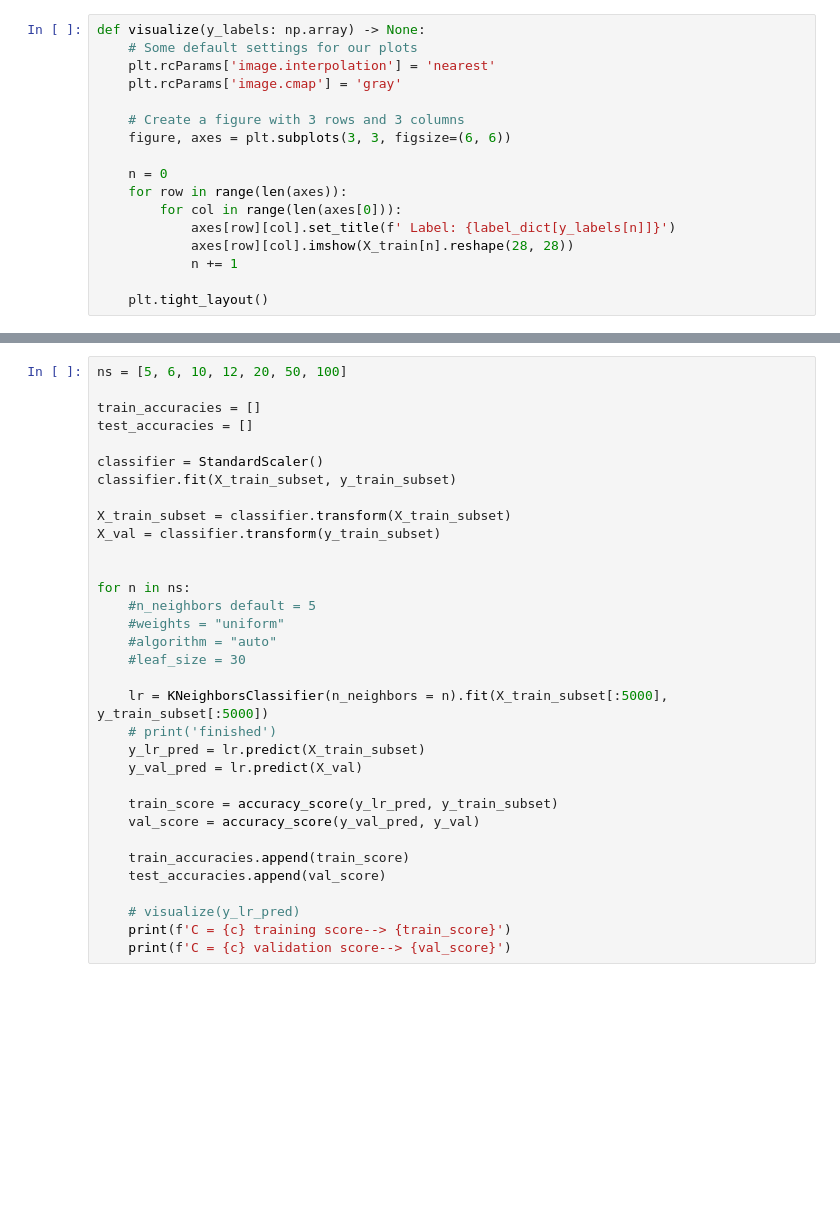
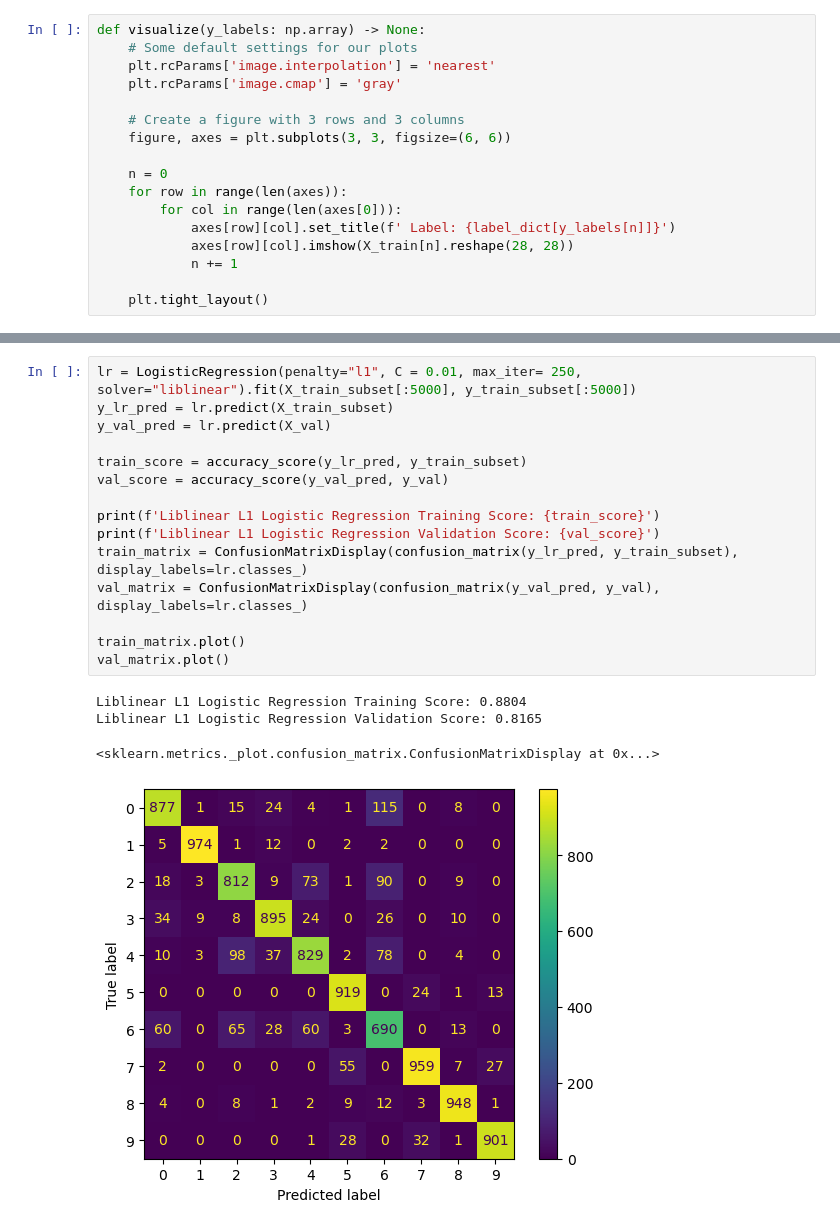
Before and after one commit to jamesgxu/fashion-mnist, a Jupyter notebook: cs178_final_project.ipynb, the cells around one changed output, grey strips where cells are left out. Drawn from its saved outputs; the diff is of its cells as text; blank space fills up the shorter version.

```diff
--- a/cs178_final_project.ipynb
+++ b/cs178_final_project.ipynb
@@ -105,33 +103,20 @@ C = 1.0 validation score--> 0.6994
-# %%
-ns = [5, 6, 10, 12, 20, 50, 100]
-
-train_accuracies = []
-test_accuracies = []
-
-classifier = StandardScaler()
-classifier.fit(X_train_subset, y_train_subset)
-
-X_train_subset = classifier.transform(X_train_subset)
-X_val = classifier.transform(y_train_subset)
-
-
-for n in ns:
-    #n_neighbors default = 5
-    #weights = "uniform"
-    #algorithm = "auto"
-    #leaf_size = 30
-
-    lr = KNeighborsClassifier(n_neighbors = n).fit(X_train_subset[:5000], y_train_subset[:5000])
-    # print('finished')
-    y_lr_pred = lr.predict(X_train_subset)
-    y_val_pred = lr.predict(X_val)
-
-    train_score = accuracy_score(y_lr_pred, y_train_subset)
-    val_score = accuracy_score(y_val_pred, y_val)
-
-    train_accuracies.append(train_score)
-    test_accuracies.append(val_score)
-
-    # visualize(y_lr_pred)
-    print(f'C = {c} training score--> {train_score}')
-    print(f'C = {c} validation score--> {val_score}')
+# %%
+lr = LogisticRegression(penalty="l1", C = 0.01, max_iter= 250, solver="liblinear").fit(X_train_subset[:5000], y_train_subset[:5000])
+y_lr_pred = lr.predict(X_train_subset)
+y_val_pred = lr.predict(X_val)
+
+train_score = accuracy_score(y_lr_pred, y_train_subset)
+val_score = accuracy_score(y_val_pred, y_val)
+
+print(f'Liblinear L1 Logistic Regression Training Score: {train_score}')
+print(f'Liblinear L1 Logistic Regression Validation Score: {val_score}')
+train_matrix = ConfusionMatrixDisplay(confusion_matrix(y_lr_pred, y_train_subset), display_labels=lr.classes_)
+val_matrix = ConfusionMatrixDisplay(confusion_matrix(y_val_pred, y_val), display_labels=lr.classes_)
+
+train_matrix.plot()
+val_matrix.plot()
+# %% [output]
+Liblinear L1 Logistic Regression Training Score: 0.8804
+Liblinear L1 Logistic Regression Validation Score: 0.8165
+<sklearn.metrics._plot.confusion_matrix.ConfusionMatrixDisplay at 0x...>
+[figure, added]
```
Also changed, not shown: parts of 6 cells of this notebook.
